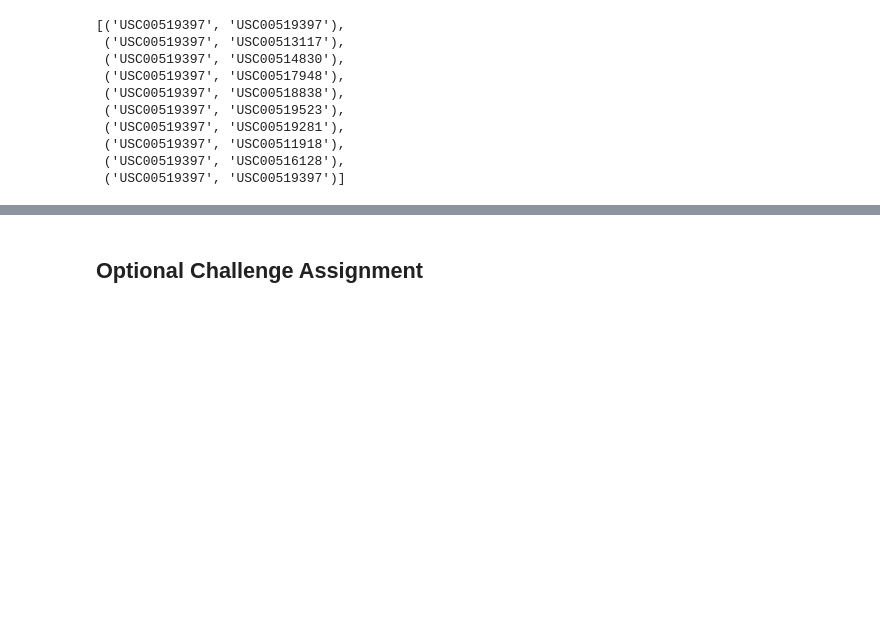
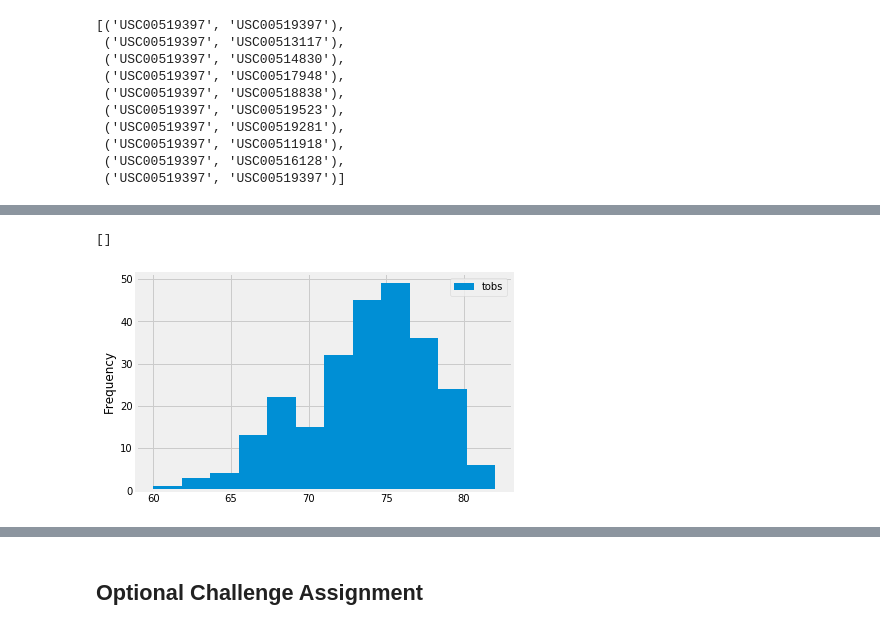
Before and after one commit to BrianRhodes2018/SQLAlchemy, a Jupyter notebook: climate_starter.ipynb, the cells around one changed output, grey strips where cells are left out. Saved outputs shown, nothing was run; the diff lists cells and outputs as text; code cells hidden in the pictures; blank space fills up the shorter version.

```diff
--- a/climate_starter.ipynb
+++ b/climate_starter.ipynb
@@ -203,15 +182,12 @@ session.query(Measurement.station, Station.station).limit(10).all()
 # %%
 
-# What are the most active stations? (i.e. what stations have the most rows)?
-
-# List the stations and the counts in descending order.
-
-##############################################################descendong order isn't working numbers till not right
-prcpCount = func.count(Measurement.prcp)
+tobsCount = func.count(Measurement.tobs)
 sel = [Measurement.station,
-       prcpCount]
-prcpCount = session.query(*sel).\
+       tobsCount]
+tobsCount = session.query(*sel).\
     group_by(Measurement.station).\
-    order_by(prcpCount.desc()).all()   ############### Is being ordered by the pcrp not the count
-prcpCount                              ################### How can I order by the count??
+    order_by(tobsCount.desc()).all()   ############### Is being ordered by the pcrp not the count
+tobsCount                              ################### How can I order by the count??
+activeTobsStations = pd.DataFrame(prcpCount, columns = ["Station", "Tobs Count"])
+activeTobsStations
 # %% [output]
@@ -358,0 +204,3 @@ TypeError: object of type 'int' has no len()
+# %%
+mostActiveTobs = activeTobsStations.Station[0]
+mostActiveTobs
@@ -358,0 +209,10 @@ TypeError: object of type 'int' has no len()
+# %%
+sel = [Measurement.station,
+       Measurement.date,
+       Measurement.tobs,
+      ]
+twelveMonthTobs = session.query(*sel).\
+    filter(Measurement.date > '2016-08-22').\
+    filter(Measurement.station == mostActiveTobs).\
+    order_by(Measurement.date).all()
+twelveMonthTobs
@@ -358,0 +237,3 @@ TypeError: object of type 'int' has no len()
+# %%
+twelveMonthTobsdf = pd.DataFrame(twelveMonthTobs, columns = ["Station", "Date", "Temp"])
+twelveMonthTobsdf.head()
@@ -359,3 +247,12 @@ TypeError: object of type 'int' has no len()
+# %%
+plt.hist(twelveMonthTobsdf.Temp, bins=12)
+plt.ylabel("Frequency")
+plt.legend(['tobs'])
+plt.grid(True)
+plt.plot()
+# %% [output]
+[]
+[figure, added]
 # %% [markdown]
 ![precipitation](Images/station-histogram.png)
 # %%
```
Also changed, not shown: parts of 20 cells of this notebook.
